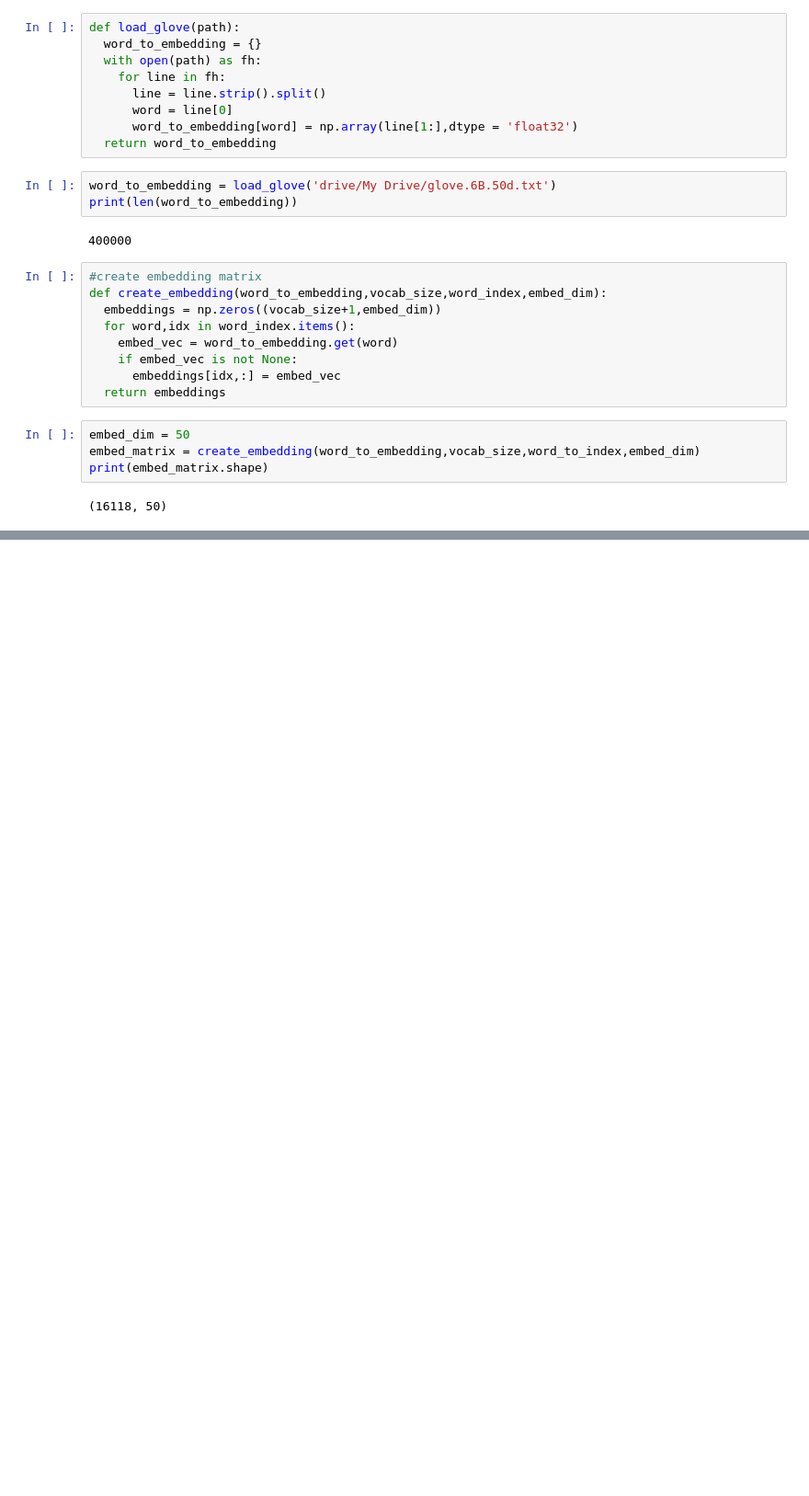
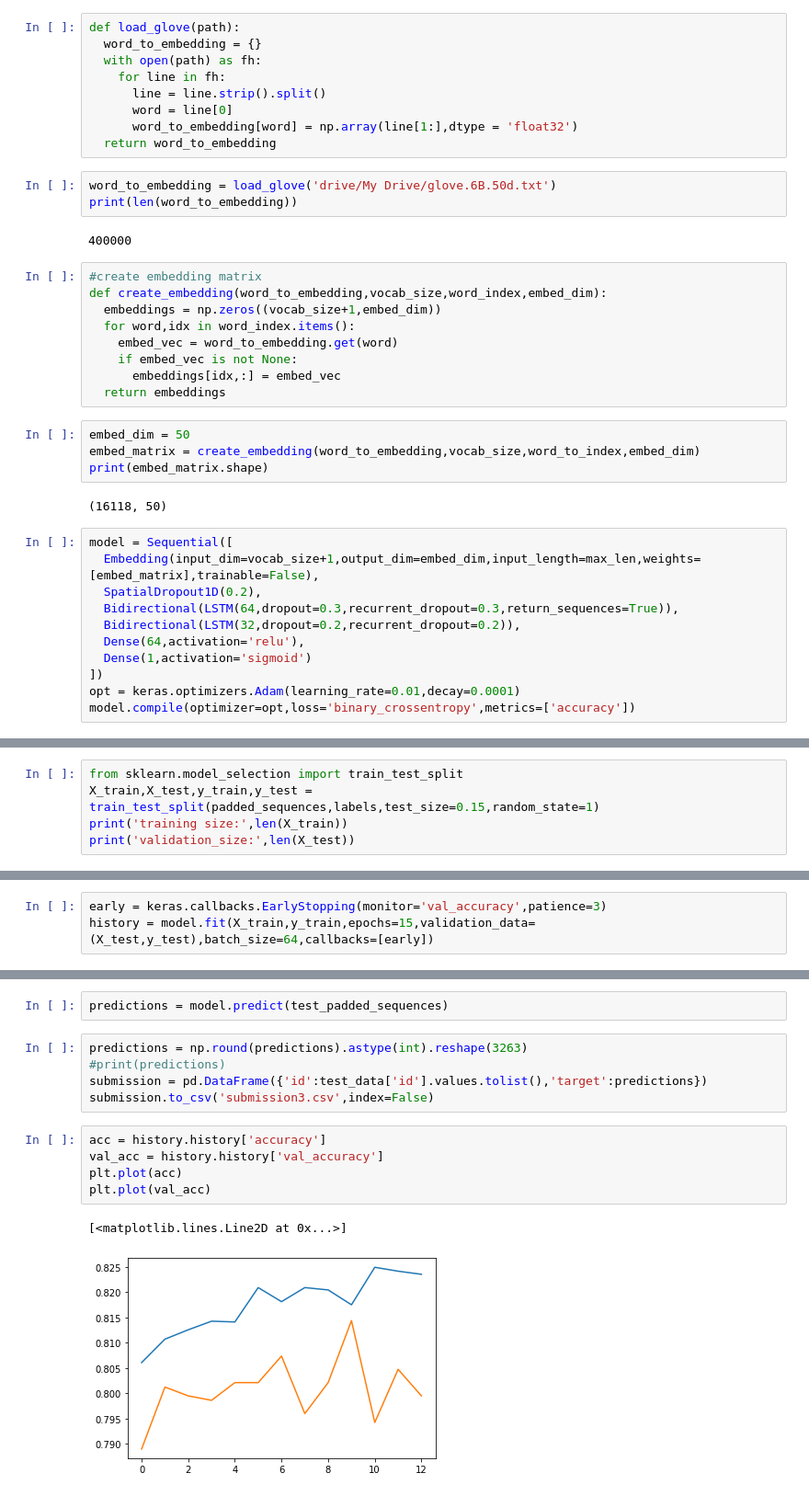
Before and after one commit to arijeetchoudhury100/disaster_real_fake_kaggle, a Jupyter notebook: disaster_kaggle.ipynb, the cells around one changed output, grey strips where cells are left out. Shown at 92% size. Cells and saved outputs as stored; diff of their text form; blank space fills up the shorter version.

Commit message:
Added training and testing

```diff
--- a/disaster_kaggle.ipynb
+++ b/disaster_kaggle.ipynb
@@ -196,3 +201,14 @@ embed_matrix = create_embedding(word_to_embedding,vocab_size,word_to_index,embed
 print(embed_matrix.shape)
 # %% [output]
 (16118, 50)
+# %%
+model = Sequential([
+  Embedding(input_dim=vocab_size+1,output_dim=embed_dim,input_length=max_len,weights=[embed_matrix],trainable=False),
+  SpatialDropout1D(0.2),
+  Bidirectional(LSTM(64,dropout=0.3,recurrent_dropout=0.3,return_sequences=True)),
+  Bidirectional(LSTM(32,dropout=0.2,recurrent_dropout=0.2)),
+  Dense(64,activation='relu'),
+  Dense(1,activation='sigmoid')
+])
+opt = keras.optimizers.Adam(learning_rate=0.01,decay=0.0001)
+model.compile(optimizer=opt,loss='binary_crossentropy',metrics=['accuracy'])
@@ -198,0 +238,5 @@ print(embed_matrix.shape)
+# %%
+from sklearn.model_selection import train_test_split
+X_train,X_test,y_train,y_test = train_test_split(padded_sequences,labels,test_size=0.15,random_state=1)
+print('training size:',len(X_train))
+print('validation_size:',len(X_test))
@@ -198,0 +246,3 @@ print(embed_matrix.shape)
+# %%
+early = keras.callbacks.EarlyStopping(monitor='val_accuracy',patience=3)
+history = model.fit(X_train,y_train,epochs=15,validation_data=(X_test,y_test),batch_size=64,callbacks=[early])
@@ -198,0 +295,15 @@ print(embed_matrix.shape)
+# %%
+predictions = model.predict(test_padded_sequences)
+# %%
+predictions = np.round(predictions).astype(int).reshape(3263)
+#print(predictions)
+submission = pd.DataFrame({'id':test_data['id'].values.tolist(),'target':predictions})
+submission.to_csv('submission3.csv',index=False)
+# %%
+acc = history.history['accuracy']
+val_acc = history.history['val_accuracy']
+plt.plot(acc)
+plt.plot(val_acc)
+# %% [output]
+[<matplotlib.lines.Line2D at 0x...>]
+[figure, added]
```
Also changed, not shown: parts of 9 cells of this notebook.
